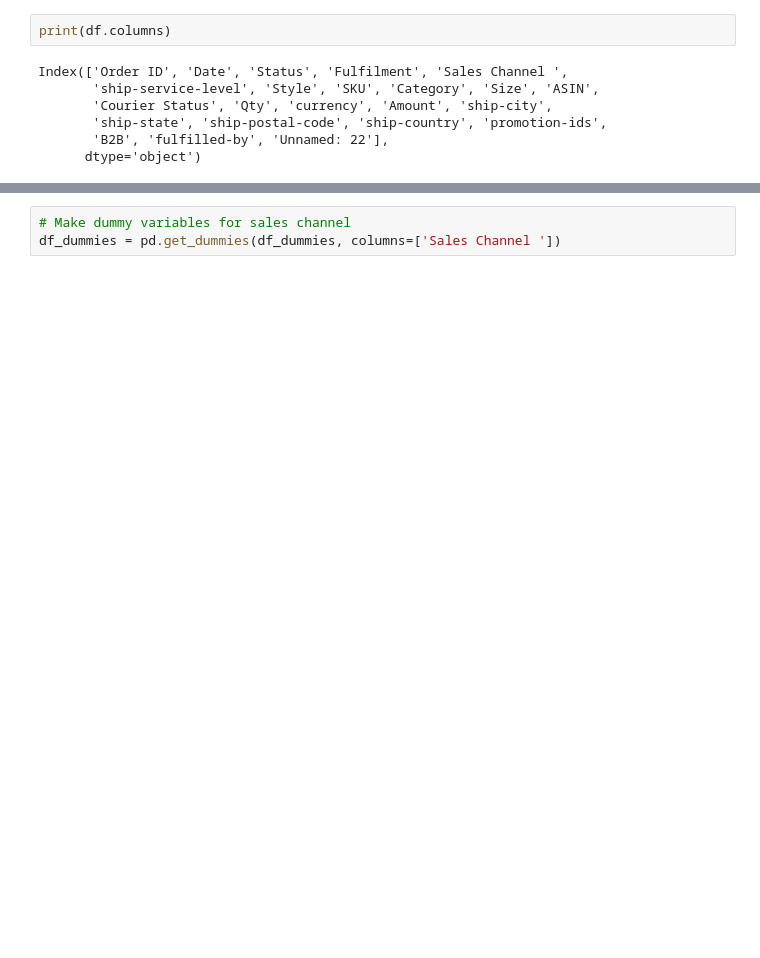
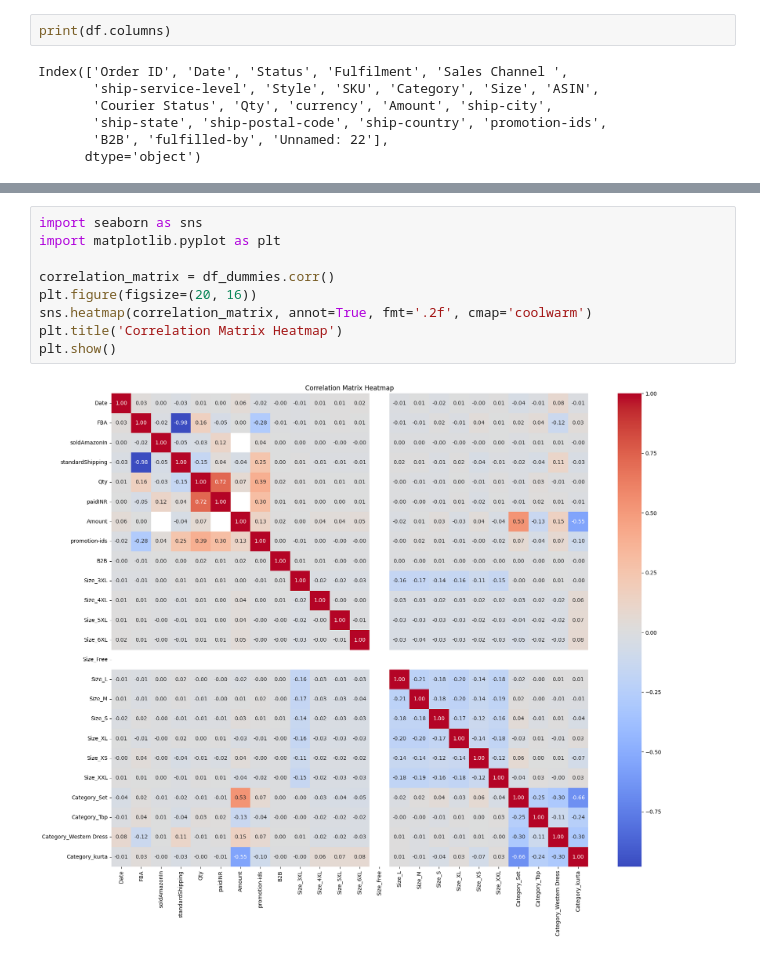
Before and after one commit to SantiagoArenas/TFG_Santiago, a Jupyter notebook: dataAcquisition/Amazon/trials.ipynb, the cells around one changed output, grey strips where cells are left out. Saved outputs shown, nothing was run; the diff lists cells and outputs as text; blank space fills up the shorter version.

```diff
--- a/dataAcquisition/Amazon/trials.ipynb
+++ b/dataAcquisition/Amazon/trials.ipynb
@@ -109,3 +118,11 @@ print(sales_channels)
-# %%
-# Make dummy variables for sales channel
-df_dummies = pd.get_dummies(df_dummies, columns=['Sales Channel '])
+# %%
+import seaborn as sns
+import matplotlib.pyplot as plt
+
+correlation_matrix = df_dummies.corr()
+plt.figure(figsize=(20, 16))
+sns.heatmap(correlation_matrix, annot=True, fmt='.2f', cmap='coolwarm')
+plt.title('Correlation Matrix Heatmap')
+plt.show()
+# %% [output]
+[figure, added]
```
Also changed, not shown: parts of 24 cells of this notebook.
